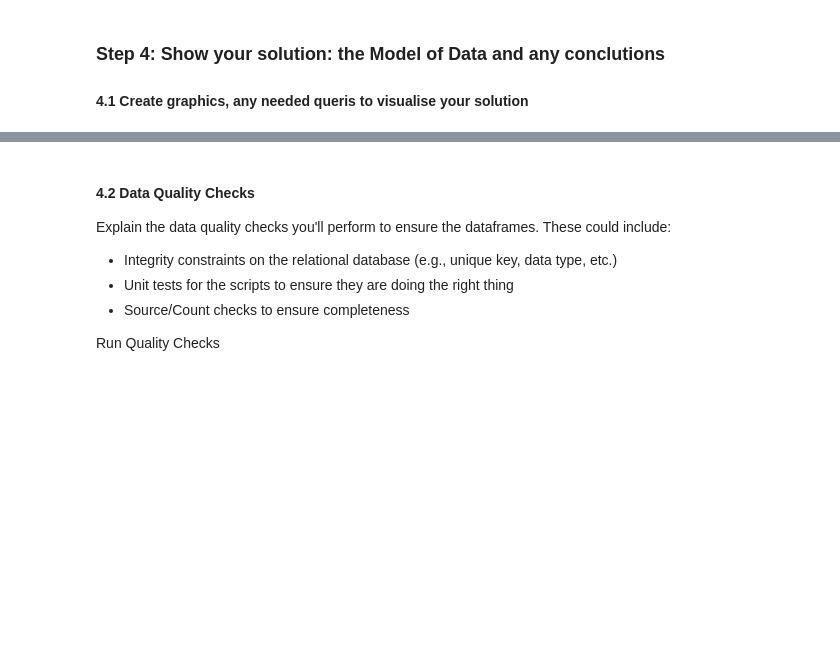
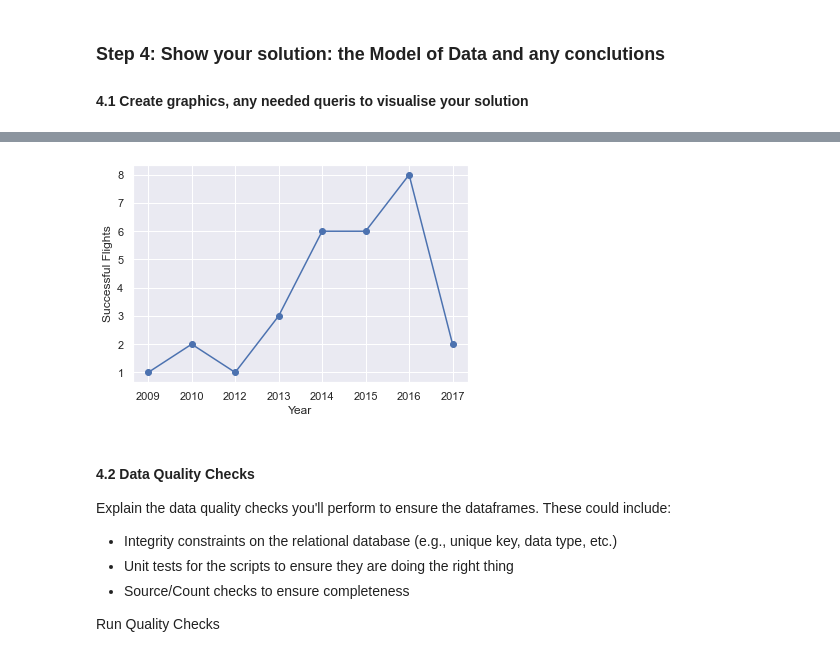
Before and after one commit to SurMux/ds, a Jupyter notebook: DataScience Project SpaceX Data.ipynb, the cells around one changed output, grey strips where cells are left out. Drawn from its saved outputs; the diff is of its cells as text; code cells hidden in the pictures; blank space fills up the shorter version.

```diff
--- a/DataScience Project SpaceX Data.ipynb
+++ b/DataScience Project SpaceX Data.ipynb
@@ -1061,3 +1106,13 @@ Die Hypothese, das die Tiefe und die Stärke Korrelieren wird trotz der positive
+# %%
+# What is the future development of SpaceX?
+
+# Successful Flights per Year
+_ = plt.xlabel('Year')
+_ = plt.ylabel('Successful Flights')
+_ = plt.plot_date(spacex_success.index, spacex_success['Mission Outcome'], '-o')
+plt.show()
+# %% [output]
+[figure, added]
 # %% [markdown]
 #### 4.2 Data Quality Checks
 Explain the data quality checks you'll perform to ensure the dataframes. These could include:
```
Also changed, not shown: parts of 12 cells of this notebook.
